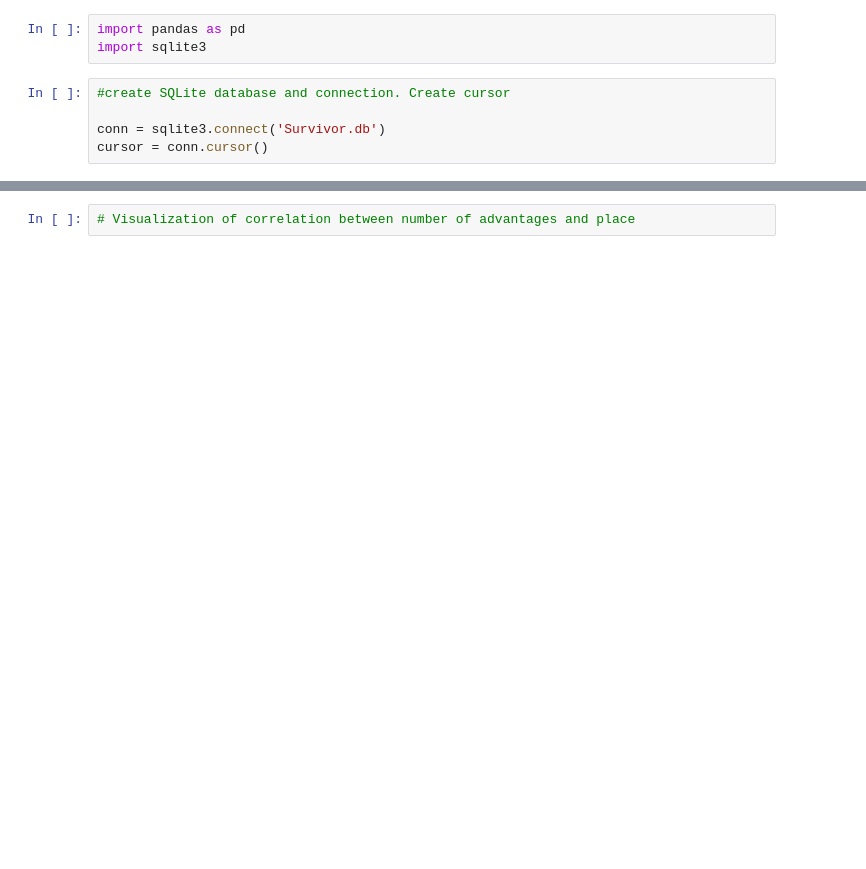
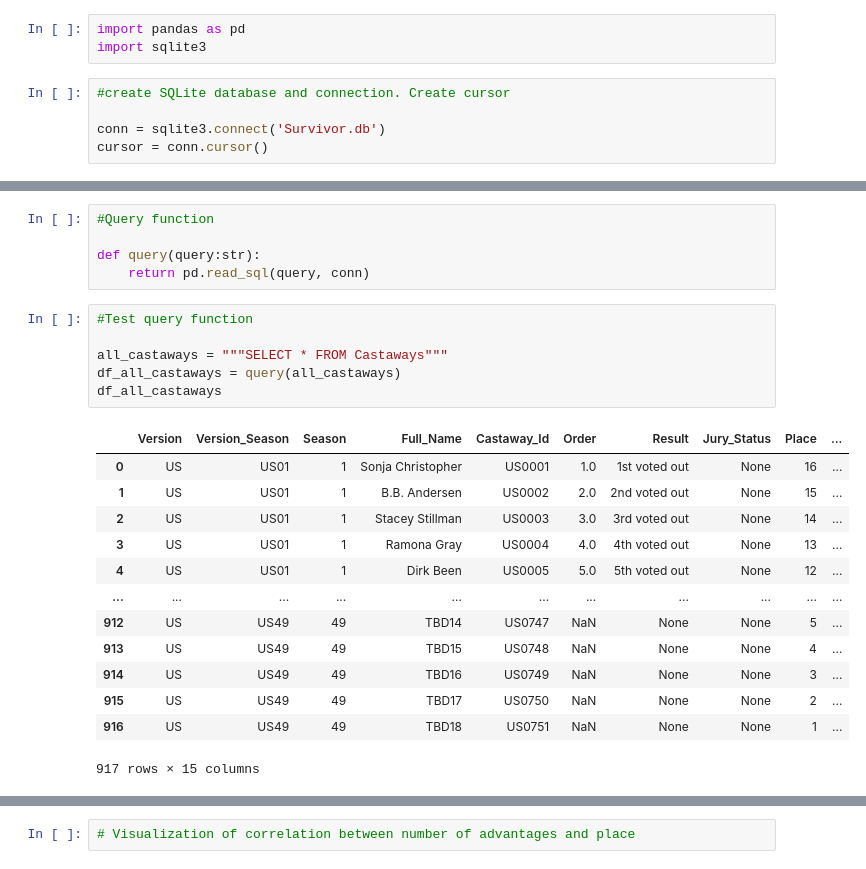
Before and after one commit to akerdolff/Survivor, a Jupyter notebook: Survivor_Analysis.ipynb, the cells around one changed output, grey strips where cells are left out. Drawn from its saved outputs; the diff is of its cells as text; blank space fills up the shorter version.

```diff
--- a/Survivor_Analysis.ipynb
+++ b/Survivor_Analysis.ipynb
@@ -18,0 +106,25 @@ pd.read_csv("advantage_movement_clean.csv").to_sql("Advantage_Movement", conn, i
+# %%
+#Query function
+
+def query(query:str):
+    return pd.read_sql(query, conn)
+# %%
+#Test query function
+
+all_castaways = """SELECT * FROM Castaways"""
+df_all_castaways = query(all_castaways)
+df_all_castaways
+# %% [output]
+|  | Version | Version_Season | Season | Full_Name | Castaway_Id | Order | Result | Jury_Status | Place | ... |
+| 0 | US | US01 | 1 | Sonja Christopher | US0001 | 1.0 | 1st voted out | None | 16 | ... |
+| 1 | US | US01 | 1 | B.B. Andersen | US0002 | 2.0 | 2nd voted out | None | 15 | ... |
+| 2 | US | US01 | 1 | Stacey Stillman | US0003 | 3.0 | 3rd voted out | None | 14 | ... |
+| 3 | US | US01 | 1 | Ramona Gray | US0004 | 4.0 | 4th voted out | None | 13 | ... |
+| 4 | US | US01 | 1 | Dirk Been | US0005 | 5.0 | 5th voted out | None | 12 | ... |
+| ... | ... | ... | ... | ... | ... | ... | ... | ... | ... | ... |
+| 912 | US | US49 | 49 | TBD14 | US0747 | NaN | None | None | 5 | ... |
+| 913 | US | US49 | 49 | TBD15 | US0748 | NaN | None | None | 4 | ... |
+| 914 | US | US49 | 49 | TBD16 | US0749 | NaN | None | None | 3 | ... |
+| 915 | US | US49 | 49 | TBD17 | US0750 | NaN | None | None | 2 | ... |
+| 916 | US | US49 | 49 | TBD18 | US0751 | NaN | None | None | 1 | ... |
+917 rows × 15 columns
```
Also changed, not shown: parts of 14 cells of this notebook, 6 other files.
